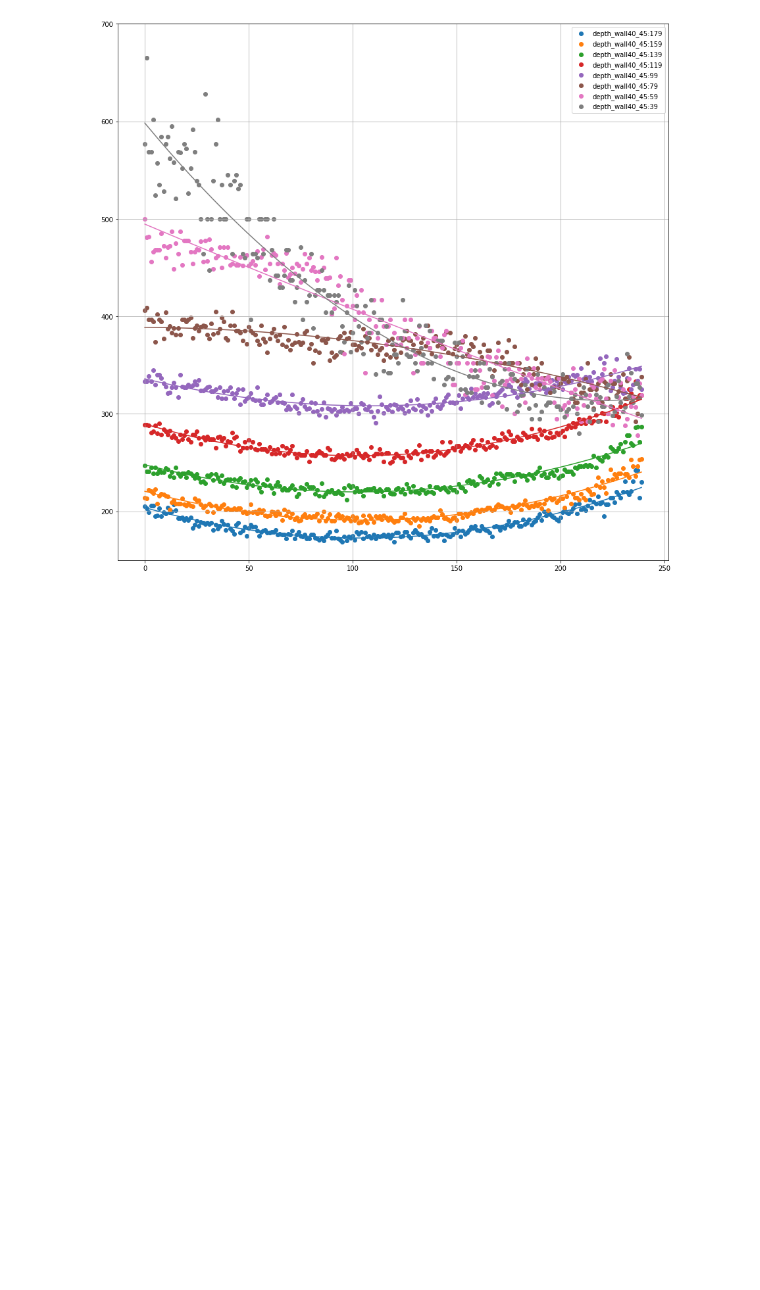
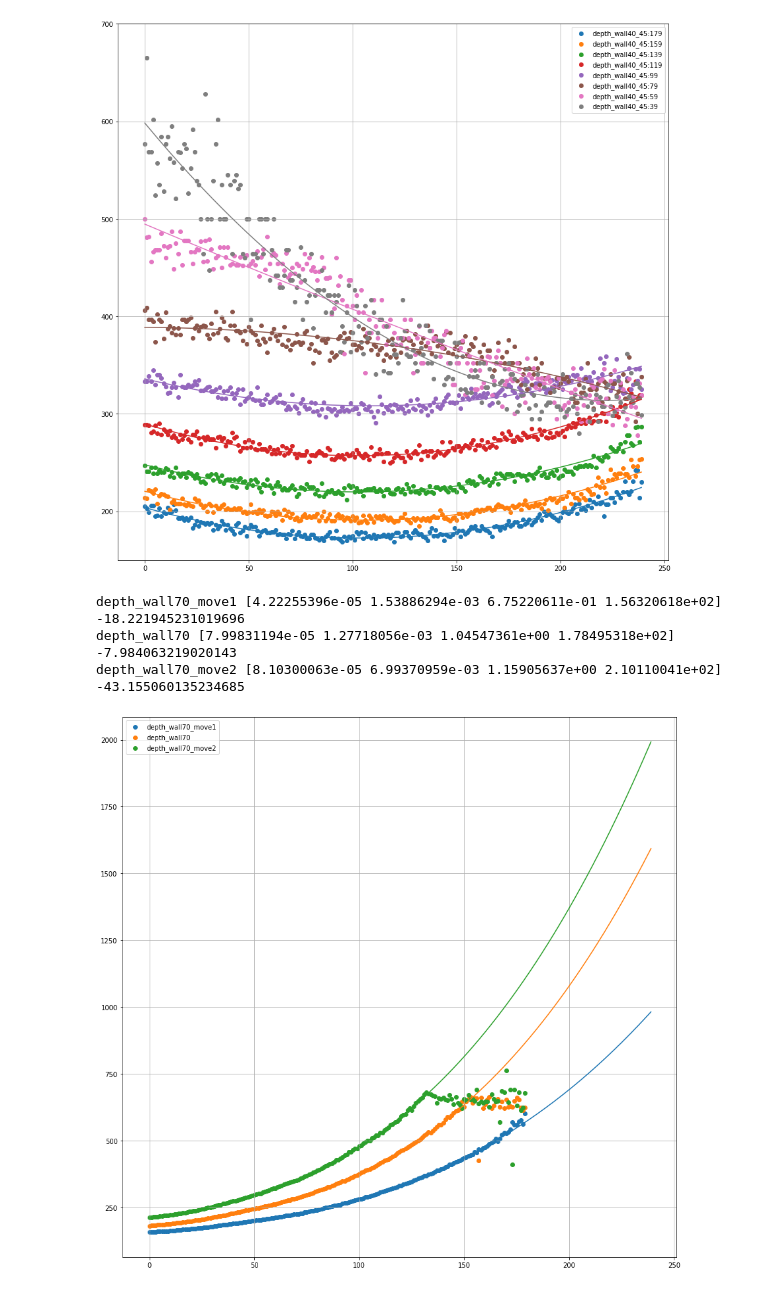
Before and after one commit to dimatoys/srobot, a Jupyter notebook: analysis/camera4.ipynb, the cells around one changed output. Drawn from its saved outputs; the diff is of its cells as text; code cells hidden in the pictures; blank space fills up the shorter version.

```diff
--- a/analysis/camera4.ipynb
+++ b/analysis/camera4.ipynb
@@ -70,6 +70,15 @@ def countY(c, x):
     for k in c:
         v = v * x + k
     return v
+
+def countC(img, y0):
+    xd = []
+    yd = []
+    for x in range(width):
+        d = img[x,y0]
+        xd.append(x)
+        yd.append(d)
+    return np.polyfit(xd, yd, 2)
 
 def dscatter6(ax, file, y0):
     img = load_img(file)
@@ -82,7 +91,7 @@ def dscatter6(ax, file, y0):
         yd.append(d)
 
     ax.scatter(xd, yd, label=f"{file}:{y0}")
-    c = np.polyfit(xd, yd, 2)
+    c = countC(img, y0)
     xmin = - c[1] / c[0] / 2
     print(y0, c, xmin, countY(c, xmin))
     xp = []
@@ -190,3 +199,51 @@ plt.show()
 59 [ 2.82602083e-04 -9.01068522e-01  4.94618927e+02] 1594.2354542734115 -223.63876516173457
 39 [ 5.79856958e-03 -2.56862997e+00  5.98284440e+02] 221.48824207286432 313.8237723764681
 [figure]
+# %%
+def drawMin(ax, file, yc):
+    img = load_img(file)
+    yd = []
+    dd = []
+    yf = []
+    df = []
+    for y in range(height):
+        y1 = height - y - 1
+        c = countC(img, y)
+        xmin = - c[1] / c[0] / 2
+        dmin = countY(c, xmin)
+        yd.append(y1)
+        dd.append(dmin)
+        if y > yc:
+            yf.append(y1)
+            df.append(dmin)
+    ax.scatter(yd, dd, label=f"{file}")
+    c = np.polyfit(yf, df, 3)
+    pmin = - c[1] / c[0] / 2
+    print(file, c, pmin)
+    xp = []
+    yp = []
+    for x in range(0, width):
+        xp.append(x)
+        yp.append(countY(c, x))
+    ax.plot(xp, yp)
+
+
+import matplotlib.pyplot as plt
+plt.rcParams["figure.figsize"] = (15,15)
+fig, ax = plt.subplots()
+
+drawMin(ax, "depth_wall70_move1", 20,)
+drawMin(ax, "depth_wall70", 40)
+drawMin(ax, "depth_wall70_move2", 50)
+
+ax.grid(True)
+ax.legend()
+#ax.set_ylim(100,300)
+#ax.set_xlim(150,200)
+
+plt.show()
+# %% [output]
+depth_wall70_move1 [4.22255396e-05 1.53886294e-03 6.75220611e-01 1.56320618e+02] -18.221945231019696
+depth_wall70 [7.99831194e-05 1.27718056e-03 1.04547361e+00 1.78495318e+02] -7.984063219020143
+depth_wall70_move2 [8.10300063e-05 6.99370959e-03 1.15905637e+00 2.10110041e+02] -43.155060135234685
+[figure, added]
```
Also changed, not shown: parts of 1 cell of this notebook.
